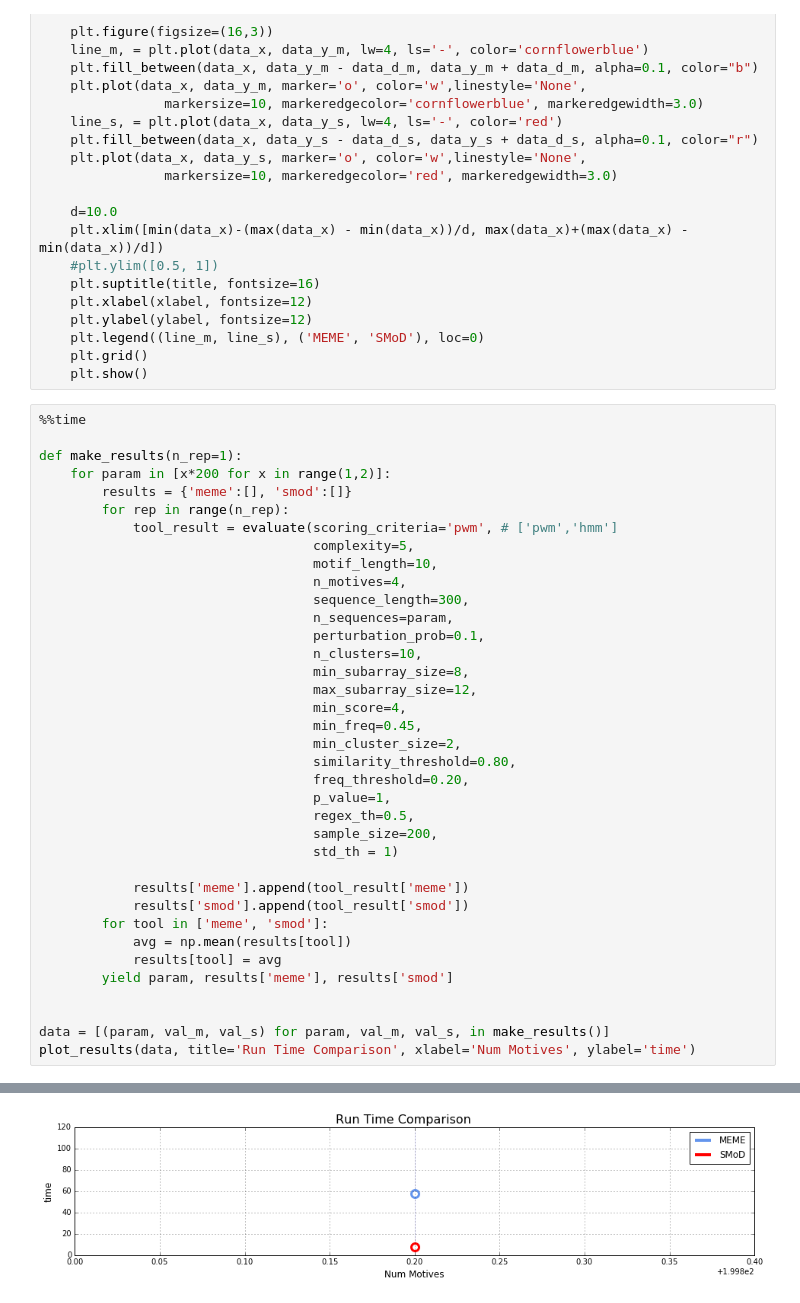
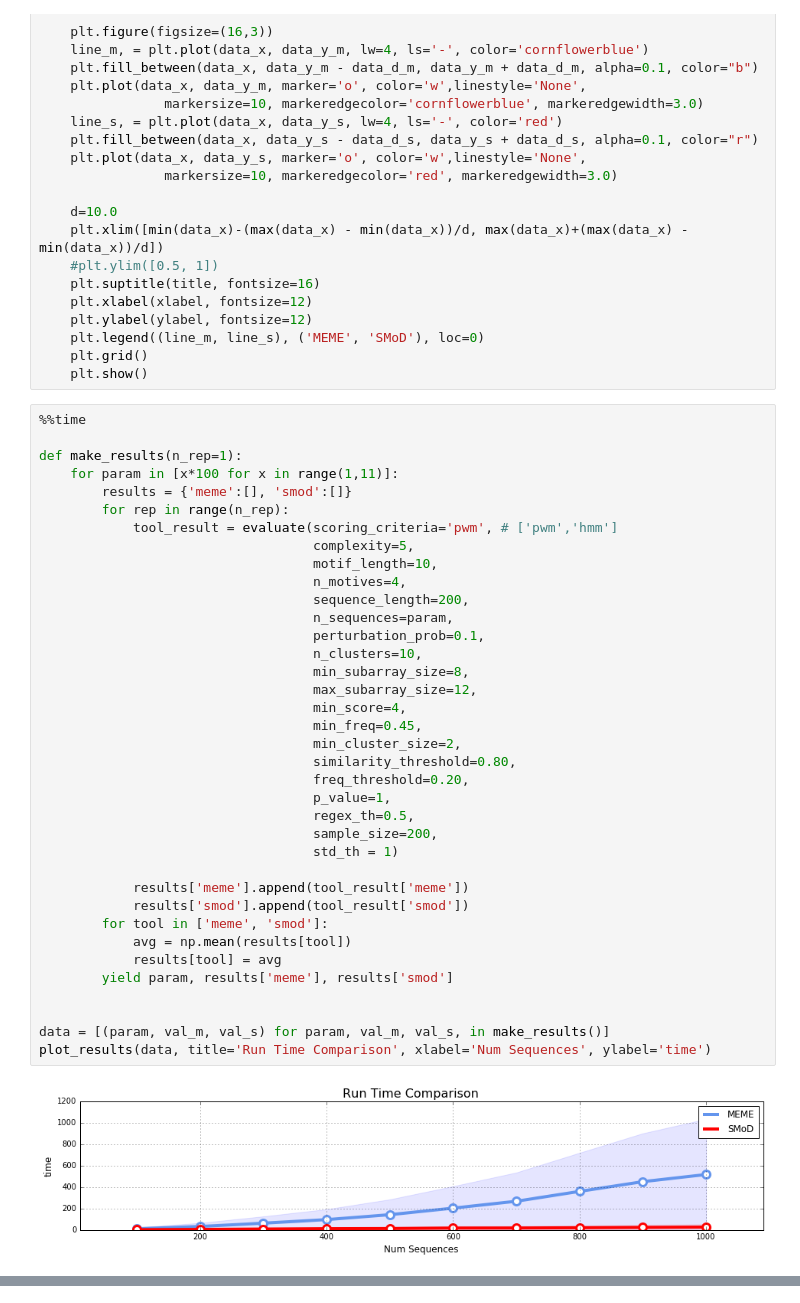
Before and after one commit to fabriziocosta/pyMotif, a Jupyter notebook: Experiment_time.ipynb, the cells around one changed output, grey strips where cells are left out. Cells and saved outputs as stored; diff of their text form.

Commit message:
time experiments

```diff
--- a/Experiment_time.ipynb
+++ b/Experiment_time.ipynb
@@ -209,37 +206,38 @@ def plot_results(data, title='Experiment', xlabel='param', ylabel='values'):
 %%time
 
 def make_results(n_rep=1):
-    for param in [x*200 for x in range(1,2)]:
+    for param in [x*100 for x in range(1,11)]:
         results = {'meme':[], 'smod':[]}
         for rep in range(n_rep):
             tool_result = evaluate(scoring_criteria='pwm', # ['pwm','hmm']
                                    complexity=5,
                                    motif_length=10,
                                    n_motives=4,
-                                   sequence_length=300,
+                                   sequence_length=200,
                                    n_sequences=param,
                                    perturbation_prob=0.1,
                                    n_clusters=10,
                                    min_subarray_size=8,
                                    max_subarray_size=12,
                                    min_score=4,
                                    min_freq=0.45,
                                    min_cluster_size=2,
                                    similarity_threshold=0.80,
                                    freq_threshold=0.20,
                                    p_value=1,
                                    regex_th=0.5,
                                    sample_size=200,
                                    std_th = 1)
 
             results['meme'].append(tool_result['meme'])
             results['smod'].append(tool_result['smod'])
         for tool in ['meme', 'smod']:
             avg = np.mean(results[tool])
             results[tool] = avg
         yield param, results['meme'], results['smod']
 
 
 data = [(param, val_m, val_s) for param, val_m, val_s, in make_results()]
-plot_results(data, title='Run Time Comparison', xlabel='Num Motives', ylabel='time')
+plot_results(data, title='Run Time Comparison', xlabel='Num Sequences', ylabel='time')
 # %% [output]
+[figure, new version]
@@ -249 +245,0 @@ left=200.0, right=200.0
-[figure, old version]
```
Also changed, not shown: parts of 4 cells of this notebook, 4 other files.
